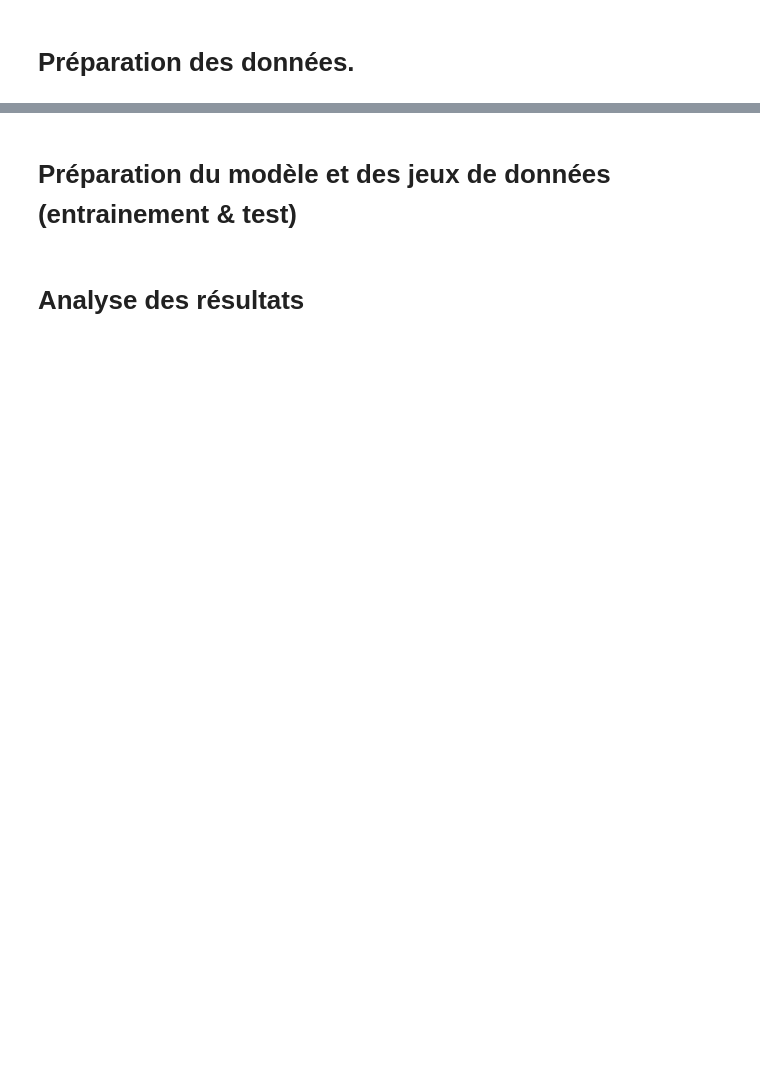
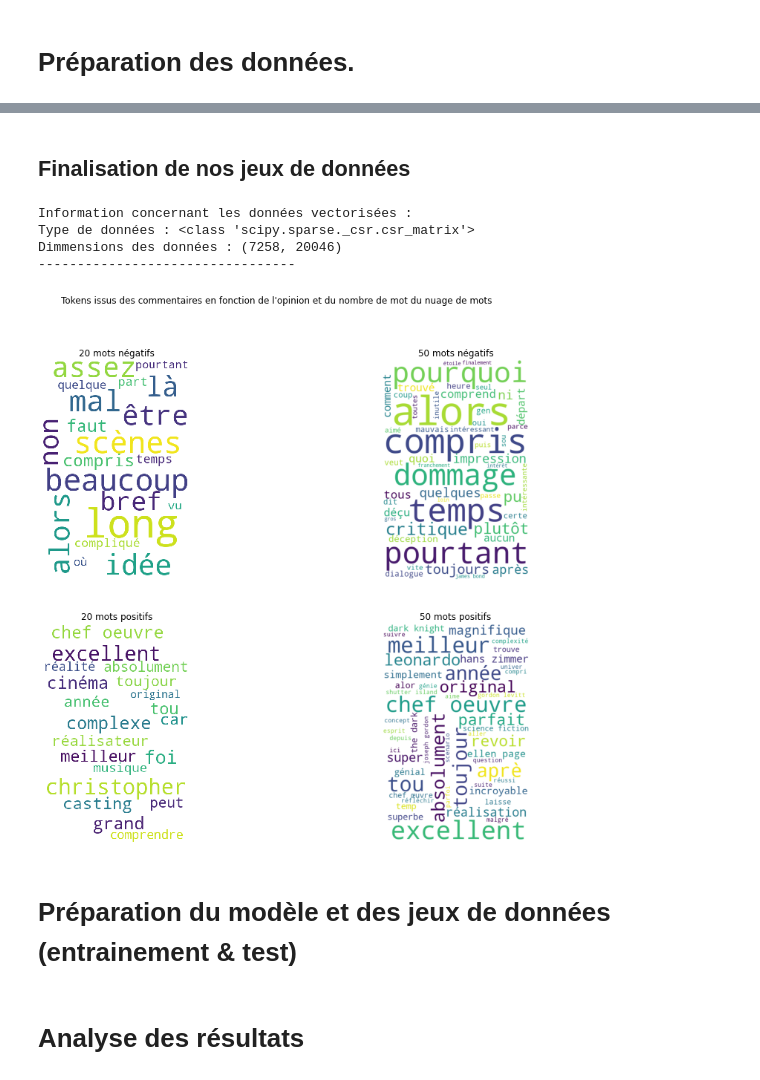
Before and after one commit to Gwenn-LR/MovieReview, a Jupyter notebook: MovieReview.ipynb, the cells around one changed output, grey strips where cells are left out. Saved outputs shown, nothing was run; the diff lists cells and outputs as text; code cells hidden in the pictures; blank space fills up the shorter version.

```diff
--- a/MovieReview.ipynb
+++ b/MovieReview.ipynb
@@ -69,0 +115,11 @@ Scrapping terminé !
+# %%
+# Tokenization des données
+data = preproc.tokenization(data)
+
+# Détails du dataset tokenizé
+print("Informations concernant le dataset tokenizé :")
+print(data.info())
+print("---------------------------------")
+print("Extrait du dataset tokenizé :")
+print(data.head())
+print("---------------------------------")
@@ -69,0 +149,11 @@ Scrapping terminé !
+# %%
+# Restructuration des données en tokens - opinion
+data = preproc.calculate_opinion(data)
+
+# Détails du dataset
+print("Informations concernant le dataset prétraîté :")
+print(data.info())
+print("---------------------------------")
+print("Extrait du dataset prétraîté :")
+print(data.head())
+print("---------------------------------")
@@ -70,3 +181,23 @@ Scrapping terminé !
+# %% [markdown]
+## Finalisation de nos jeux de données
+# %%
+vectorizer = preproc.vectorizer(data.tokens)
+
+# Vectorisation
+tokens_one_hot = vectorizer.transform(data.tokens)
+print("Information concernant les données vectorisées :")
+print("Type de données : "+ str(type(tokens_one_hot)))
+print("Dimmensions des données : " + str(tokens_one_hot.shape))
+print("---------------------------------")
+
+# Comparaison des différents nuages de mots générés
+interface.wordclouds_comparison()
+# %% [output]
+Information concernant les données vectorisées :
+Type de données : <class 'scipy.sparse._csr.csr_matrix'>
+Dimmensions des données : (7258, 20046)
+---------------------------------
+[figure, added]
 # %% [markdown]
 # Préparation du modèle et des jeux de données (entrainement & test)
 # %% [markdown]
```
Also changed, not shown: parts of 10 cells of this notebook, 15 other files.
